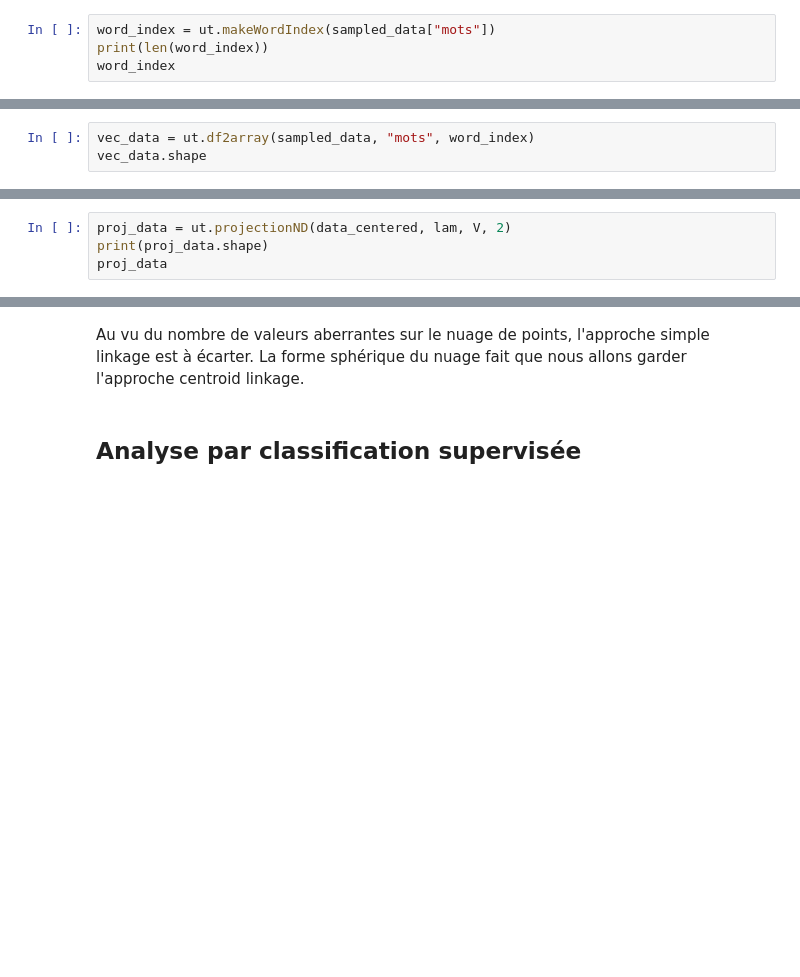
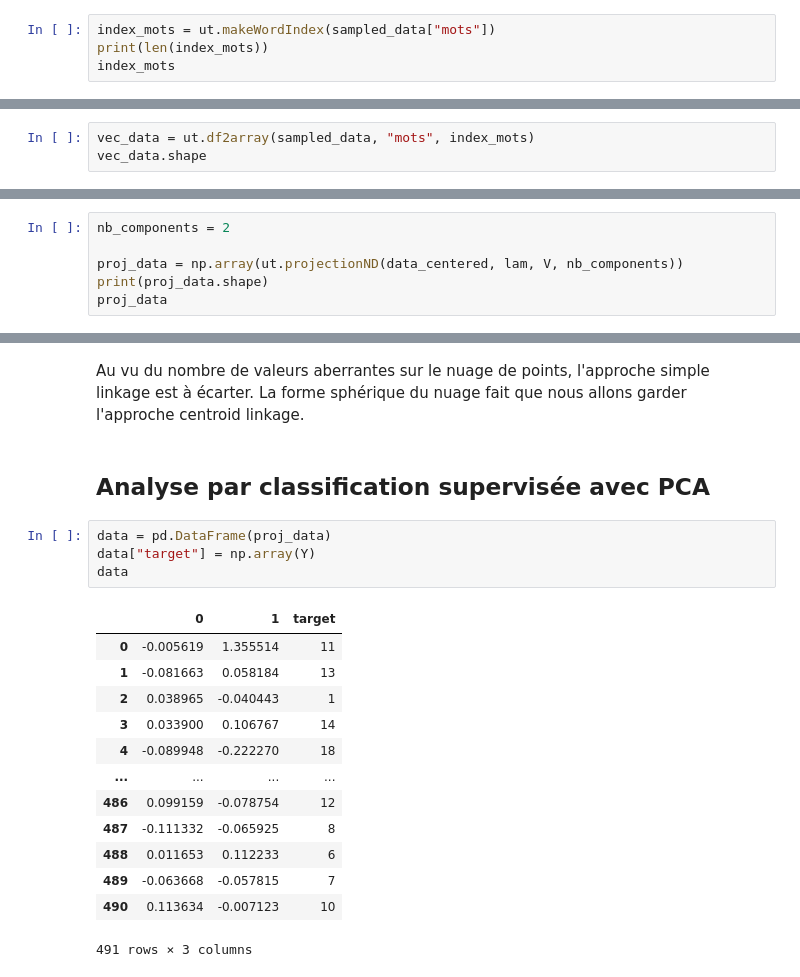
Before and after one commit to Ionys320/stats, a Jupyter notebook: nonsupervise.ipynb, the cells around one changed output, grey strips where cells are left out. Cells and saved outputs as stored; diff of their text form; blank space fills up the shorter version.

```diff
--- a/nonsupervise.ipynb
+++ b/nonsupervise.ipynb
@@ -270,9 +272,9 @@ labels
 array([ 0,  1,  2,  3,  4,  5,  6,  7,  8,  9, 10, 11, 12, 13, 14, 15, 16,
        17, 18, 19])
 # %%
-word_index = ut.makeWordIndex(sampled_data["mots"])
-print(len(word_index))
-word_index
+index_mots = ut.makeWordIndex(sampled_data["mots"])
+print(len(index_mots))
+index_mots
 # %% [output]
 12895
 ['federal',
@@ -293,7 +295,7 @@ word_index
  'provide',
  ...]
 # %%
-vec_data = ut.df2array(sampled_data, "mots", word_index)
+vec_data = ut.df2array(sampled_data, "mots", index_mots)
 vec_data.shape
 # %% [output]
 (491, 12895)
@@ -339,7 +341,9 @@ Variance capturée par les 20 premières composantes: 80.0%
 # %% [markdown]
 Pour un soucis de représentation des données, on va garder uniquement 2 composantes, on comparaison avec 20 composantes sera faite plus tard
 # %%
-proj_data = ut.projectionND(data_centered, lam, V, 2)
+nb_components = 2
+
+proj_data = np.array(ut.projectionND(data_centered, lam, V, nb_components))
 print(proj_data.shape)
 proj_data
 # %% [output]
@@ -551,4 +557,22 @@ clust.CHA(df, "average", verbose=False, dendrogramme=True)
 Au vu du nombre de valeurs aberrantes sur le nuage de points, l'approche simple linkage est à écarter.
 La forme sphérique du nuage fait que nous allons garder l'approche centroid linkage.
 # %% [markdown]
-## Analyse par classification supervisée
+## Analyse par classification supervisée avec PCA
+# %%
+data = pd.DataFrame(proj_data)
+data["target"] = np.array(Y)
+data
+# %% [output]
+|  | 0 | 1 | target |
+| 0 | -0.005619 | 1.355514 | 11 |
+| 1 | -0.081663 | 0.058184 | 13 |
+| 2 | 0.038965 | -0.040443 | 1 |
+| 3 | 0.033900 | 0.106767 | 14 |
+| 4 | -0.089948 | -0.222270 | 18 |
+| ... | ... | ... | ... |
+| 486 | 0.099159 | -0.078754 | 12 |
+| 487 | -0.111332 | -0.065925 | 8 |
+| 488 | 0.011653 | 0.112233 | 6 |
+| 489 | -0.063668 | -0.057815 | 7 |
+| 490 | 0.113634 | -0.007123 | 10 |
+491 rows × 3 columns
```
Also changed, not shown: parts of 25 cells of this notebook, 4 other files.
